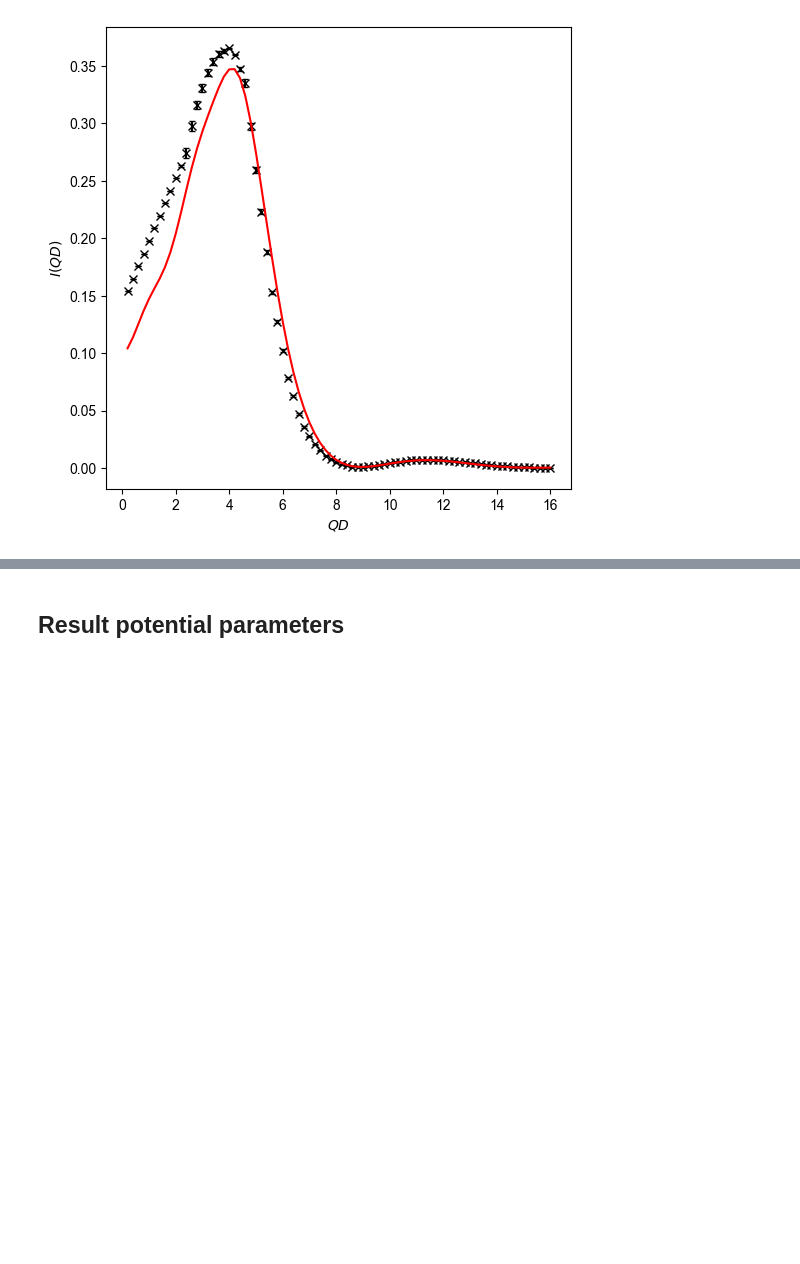
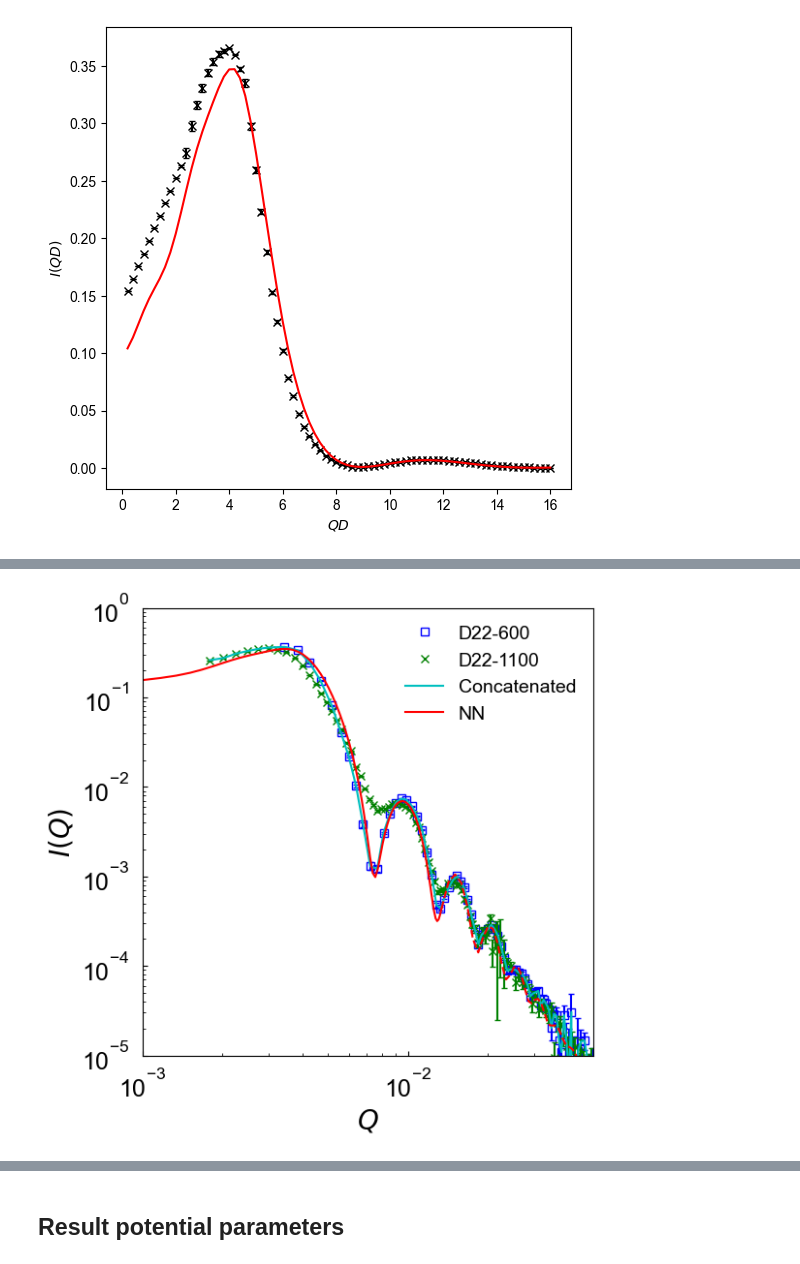
Before and after one commit to ch-tung/SQ_VAE, a Jupyter notebook: direct_param_SQ/silica/Fit_IQ_10_P_des.ipynb, the cells around one changed output, grey strips where cells are left out. Drawn from its saved outputs; the diff is of its cells as text; code cells hidden in the pictures; blank space fills up the shorter version.

```diff
--- a/direct_param_SQ/silica/Fit_IQ_10_P_des.ipynb
+++ b/direct_param_SQ/silica/Fit_IQ_10_P_des.ipynb
@@ -720,3 +720,31 @@ plt.show()
+# %%
+# extend IQ
+Q_ext = np.linspace(16,160,145)
+IQ_ext = P_HS_eff(Q_ext,sigma=1, d_sigma=fp_opt_P[3])
+
+fig = plt.figure(figsize=(6, 6))
+ax = plt.subplot(1, 1, 1)
+ax.plot(Q_0_d,IQ_0,'sb',label='D22-600', fillstyle='none', ms=6,zorder=-2)
+ax.plot(Q_1_d,IQ_1,'xg',label='D22-1100', fillstyle='none', ms=6,zorder=-1)
+ax.errorbar(Q_0_d,IQ_0, IQ_er_0_d/fp_opt_I_0[0], fmt='none', color='b', capsize=2,zorder=-2)
+ax.errorbar(Q_1_d,IQ_1, IQ_er_1_d/fp_opt_I_1[0], fmt='none', color='g', capsize=2,zorder=-1)
+ax.plot(Q_cat,IQ_cat,'-c',label='Concatenated')
+# ax.plot(Q_cat, I_P_d(Q_cat, fp_opt_P[0],1,0,fp_opt_P[3]),'-k')
+ax.plot(q/d_HS_i,IQ_th(SQ_NN_GP,fp_opt_NN),'-r',label='NN')
+ax.plot(Q_ext/d_HS_i,IQ_ext,'--r')
+# ax.errorbar(Q_cat,IQ_cat,IQ_er_cat,linestyle='',color='k',capsize=2)
+
+ax.set_yscale('log')
+ax.set_xscale('log')
+ax.set_xlim([1e-3,0.05])
+ax.set_ylim([1e-5,1])
+ax.set_xlabel(r'$Q$',fontsize=20)
+ax.set_ylabel(r'$I(Q)$',fontsize=20)
+ax.tick_params(direction='in', axis='both', which='both', labelsize=18, pad=10)
+ax.legend(fontsize=14, frameon=False)
+plt.show()
+# %% [output]
+[figure, added]
 # %%
 fig = plt.figure(figsize=(6, 6))
 ax = plt.subplot(1, 1, 1)
```
Also changed, not shown: parts of 9 cells of this notebook.
